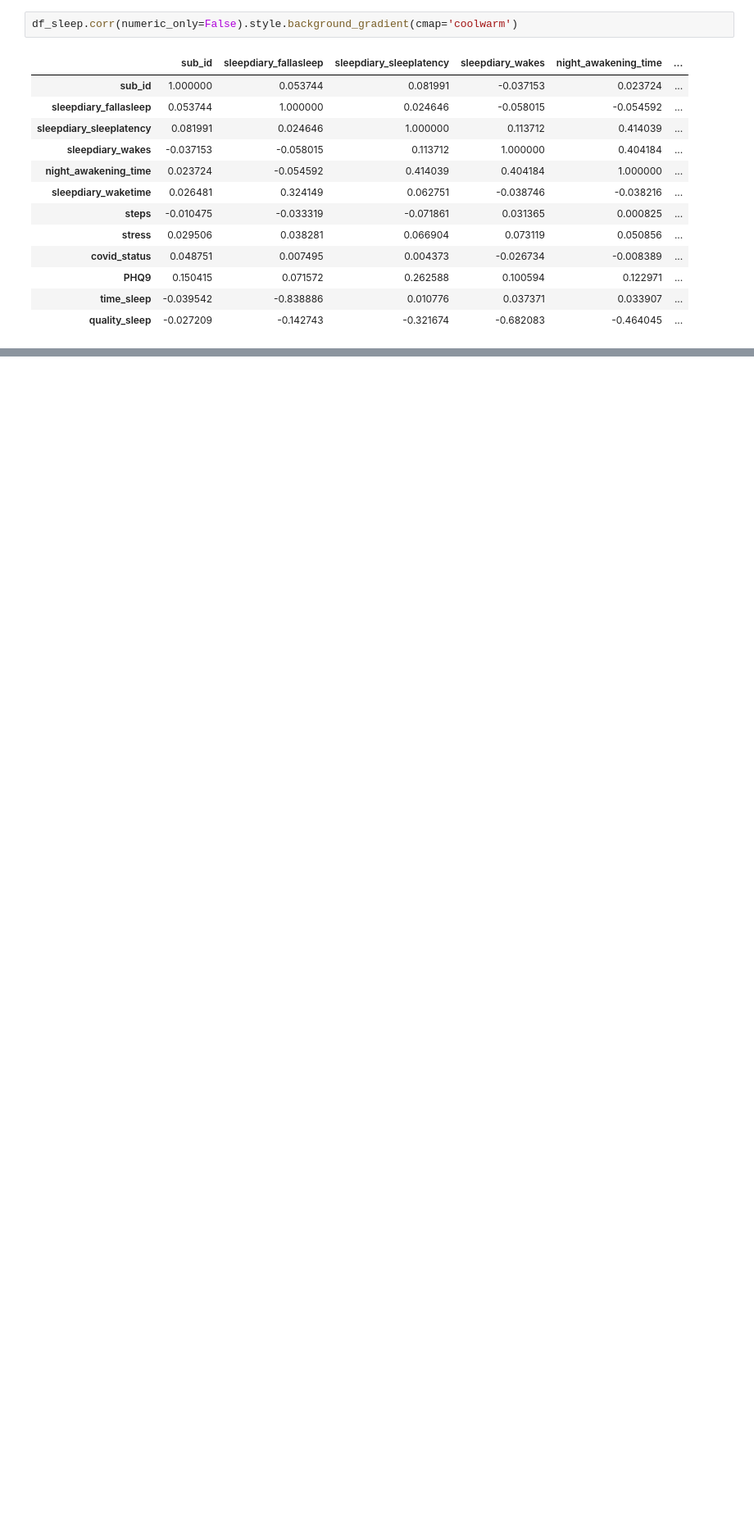
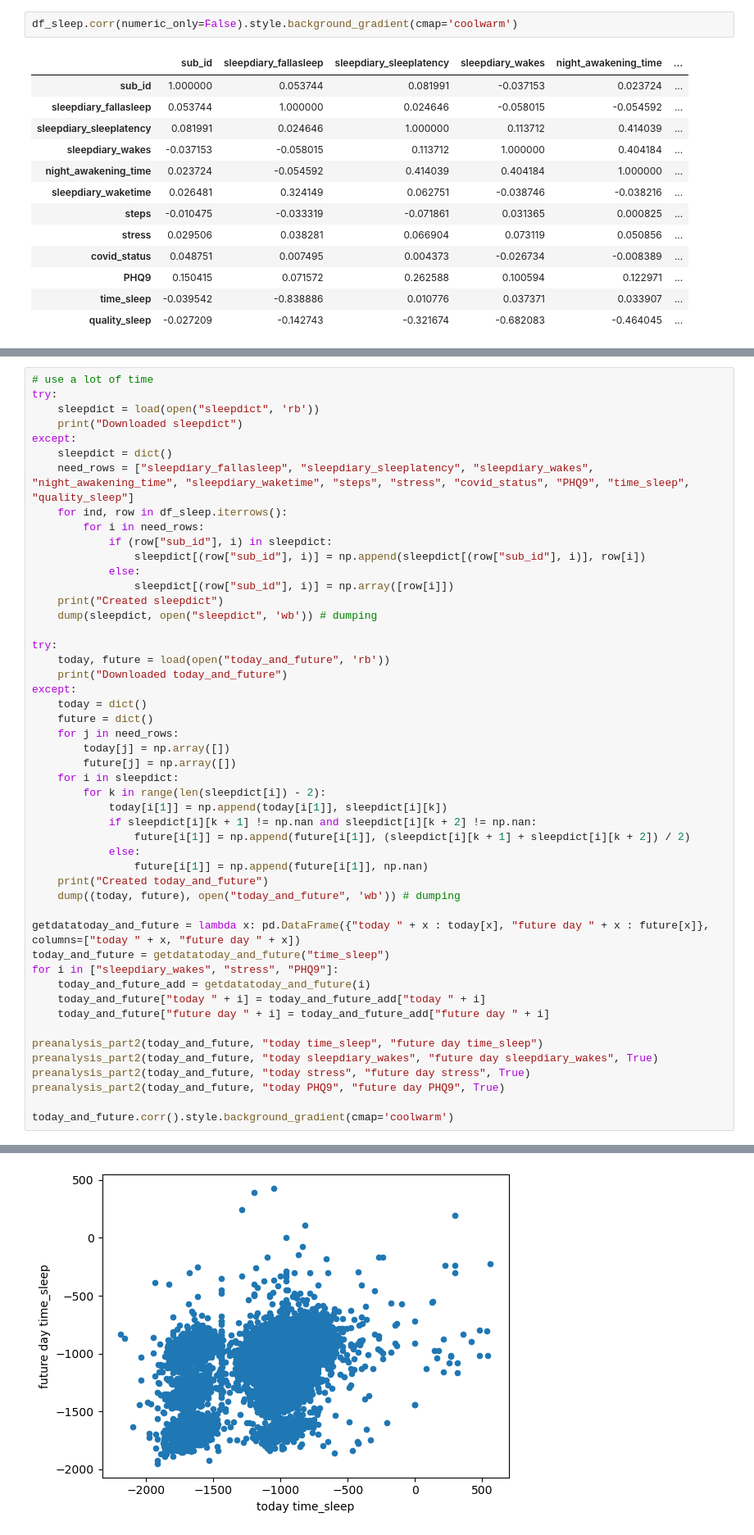
Before and after one commit to Yerk08/project-AD, a Jupyter notebook: sleeping_analyse.ipynb, the cells around one changed output, grey strips where cells are left out. Shown: that part at 82% size. Cells and saved outputs as stored; diff of their text form; blank space fills up the shorter version.

```diff
--- a/sleeping_analyse.ipynb
+++ b/sleeping_analyse.ipynb
@@ -193,0 +205,50 @@ def preanalysis_part3(datagram, namefield1, namefield2):
+# %%
+# use a lot of time
+try:
+    sleepdict = load(open("sleepdict", 'rb'))
+    print("Downloaded sleepdict")
+except:
+    sleepdict = dict()
+    need_rows = ["sleepdiary_fallasleep", "sleepdiary_sleeplatency", "sleepdiary_wakes", "night_awakening_time", "sleepdiary_waketime", "steps", "stress", "covid_status", "PHQ9", "time_sleep", "quality_sleep"]
+    for ind, row in df_sleep.iterrows():
+        for i in need_rows:
+            if (row["sub_id"], i) in sleepdict:
+                sleepdict[(row["sub_id"], i)] = np.append(sleepdict[(row["sub_id"], i)], row[i])
+            else:
+                sleepdict[(row["sub_id"], i)] = np.array([row[i]])
+    print("Created sleepdict")
+    dump(sleepdict, open("sleepdict", 'wb')) # dumping
+
+try:
+    today, future = load(open("today_and_future", 'rb'))
+    print("Downloaded today_and_future")
+except:
+    today = dict()
+    future = dict()
+    for j in need_rows:
+        today[j] = np.array([])
+        future[j] = np.array([])
+    for i in sleepdict:
+        for k in range(len(sleepdict[i]) - 2):
+            today[i[1]] = np.append(today[i[1]], sleepdict[i][k])
+            if sleepdict[i][k + 1] != np.nan and sleepdict[i][k + 2] != np.nan:
+                future[i[1]] = np.append(future[i[1]], (sleepdict[i][k + 1] + sleepdict[i][k + 2]) / 2)
+            else:
+                future[i[1]] = np.append(future[i[1]], np.nan)
+    print("Created today_and_future")
+    dump((today, future), open("today_and_future", 'wb')) # dumping
+
+getdatatoday_and_future = lambda x: pd.DataFrame({"today " + x : today[x], "future day " + x : future[x]}, columns=["today " + x, "future day " + x])
+today_and_future = getdatatoday_and_future("time_sleep")
+for i in ["sleepdiary_wakes", "stress", "PHQ9"]:
+    today_and_future_add = getdatatoday_and_future(i)
+    today_and_future["today " + i] = today_and_future_add["today " + i]
+    today_and_future["future day " + i] = today_and_future_add["future day " + i]
+
+preanalysis_part2(today_and_future, "today time_sleep", "future day time_sleep")
+preanalysis_part2(today_and_future, "today sleepdiary_wakes", "future day sleepdiary_wakes", True)
+preanalysis_part2(today_and_future, "today stress", "future day stress", True)
+preanalysis_part2(today_and_future, "today PHQ9", "future day PHQ9", True)
+
+today_and_future.corr().style.background_gradient(cmap='coolwarm')
+# %% [output]
@@ -193,0 +257 @@ def preanalysis_part3(datagram, namefield1, namefield2):
+[figure, added]
```
Also changed, not shown: parts of 7 cells of this notebook, 4 other files.
